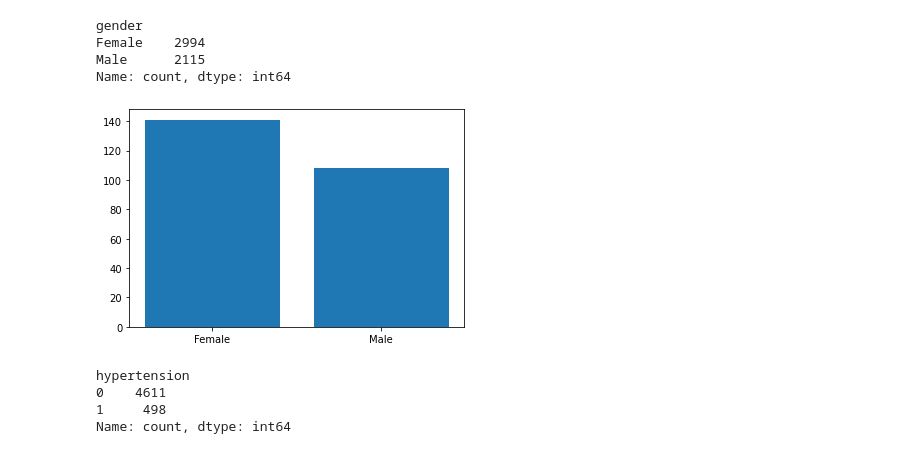
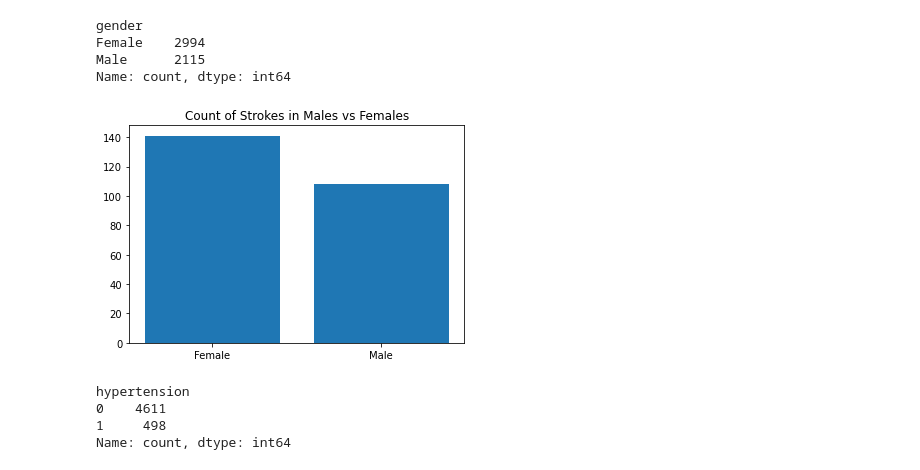
Before and after one commit to harte3/Group2_FlatironApprenticeshipCapstone, a Jupyter notebook: cleaned_notebook.ipynb, the cells around one changed output. Drawn from its saved outputs; the diff is of its cells as text; code cells hidden in the pictures.

Commit message:
saved visuals

```diff
--- a/cleaned_notebook.ipynb
+++ b/cleaned_notebook.ipynb
@@ -115,9 +115,11 @@ Name: count, dtype: int64
 # %%
 test = df.groupby(["gender"])["stroke"].sum()
 plt.bar(test.index, test.values)
+plt.title("Count of Strokes in Males vs Females")
+plt.savefig('mvf_strokes')
 plt.show()  # To display the plot
 # %% [output]
-[figure, old version]
+[figure, new version]
 # %%
 df["hypertension"].value_counts()
 # %% [output]
```
Also changed, not shown: parts of 5 cells of this notebook, 8 other files.
